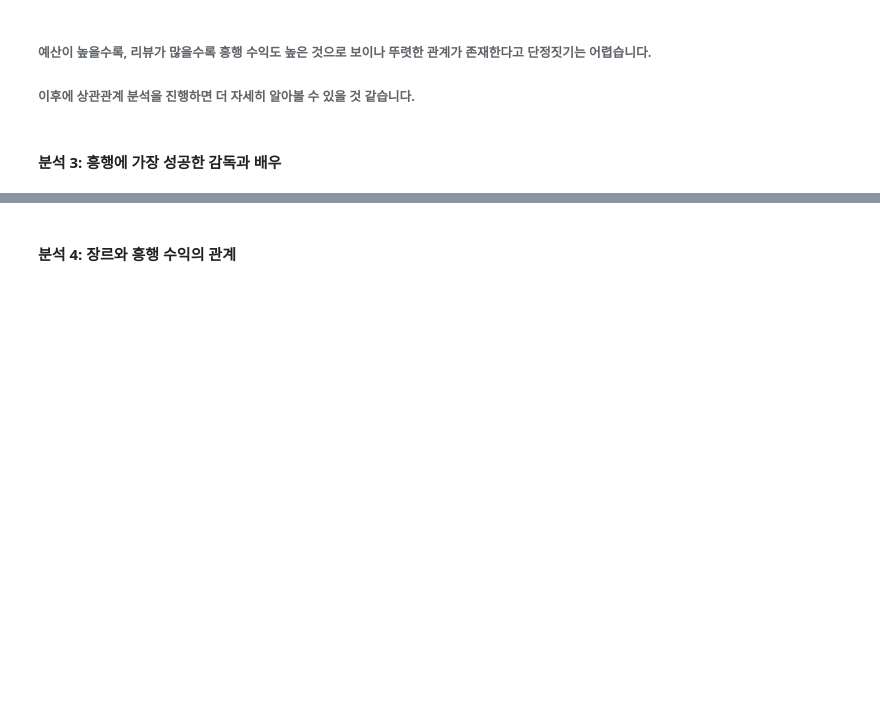
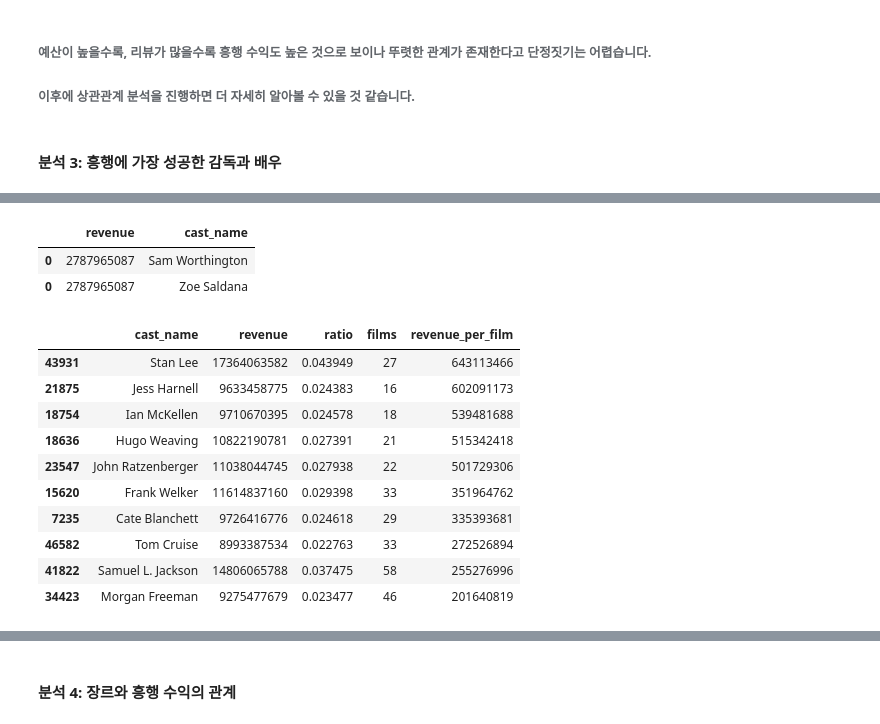
Before and after one commit to sngsuNoh/movie_success_factor, a Jupyter notebook: main.ipynb, the cells around one changed output, grey strips where cells are left out. Saved outputs shown, nothing was run; the diff lists cells and outputs as text; code cells hidden in the pictures; blank space fills up the shorter version.

```diff
--- a/main.ipynb
+++ b/main.ipynb
@@ -9,3 +7,7 @@ import pandas as pd
+# %%
+import pandas as pd
+pd.set_option('display.max_rows', 10)
+pd.set_option('display.max_columns', 10)
 # %%
 movies = pd.read_csv('tmdb_5000_movies.csv')
 movies.head(2)
@@ -367,0 +392,39 @@ fig.show()
+# %%
+# 같은 방식으로 최고 흥행 수익을 기록한 배우의 수익도 보겠습니다.
+# 현재 df의 cast_name 컬럼이이 배우들의 명단 형태로 저장되어 있으므로 explode를 통해 풀어줍니다.
+temp_cast = df[['revenue', 'cast_name']].explode('cast_name')
+temp_cast.head(2)
+# %% [output]
+|  | revenue | cast_name |
+| 0 | 2787965087 | Sam Worthington |
+| 0 | 2787965087 | Zoe Saldana |
+# %%
+top10_cast = temp_cast.groupby('cast_name')[['revenue']].sum().reset_index().sort_values('revenue', ascending=False).head(10)
+fig = px.bar(data_frame=top10_cast, x='cast_name', y='revenue', title='최고 흥행수익 배우')
+fig.show()
+# %%
+# 영화 한 편에는 감독이 한 명이지만, 여러 명의 배우가 출연합니다.
+# 따라서 전체 영화 흥행수익 대비 배우의 비중을 정량적 지표로 보기에는 무리가 있습니다.
+# 영화 산업에서 배우의 상대적인 영향력을 확인할 수는 있을 것 같습니다.
+top10_cast['ratio'] = top10_cast['revenue'] / df['revenue'].sum()
+# %%
+# 또한 많은 작품에 출연한 배우가 이 분석에서 유리하기 때문에 출연작 당 평균 수입도 살펴볼 수 있습니다.
+# 출연작 당 평균 수입이 높은 배우일수록 이른바 '흥행 보증 수표'에 해당합니다.
+from collections import Counter
+top10_cast['films'] = pd.Series()
+for cast in top10_cast['cast_name']:
+    top10_cast.loc[top10_cast['cast_name'] == cast, 'films'] = Counter(temp_cast['cast_name'])[cast]
+top10_cast['revenue_per_film'] = (top10_cast['revenue'] / top10_cast['films']).astype('int64')
+top10_cast.sort_values(by='revenue_per_film', ascending=False)
+# %% [output]
+|  | cast_name | revenue | ratio | films | revenue_per_film |
+| 43931 | Stan Lee | 17364063582 | 0.043949 | 27 | 643113466 |
+| 21875 | Jess Harnell | 9633458775 | 0.024383 | 16 | 602091173 |
+| 18754 | Ian McKellen | 9710670395 | 0.024578 | 18 | 539481688 |
+| 18636 | Hugo Weaving | 10822190781 | 0.027391 | 21 | 515342418 |
+| 23547 | John Ratzenberger | 11038044745 | 0.027938 | 22 | 501729306 |
+| 15620 | Frank Welker | 11614837160 | 0.029398 | 33 | 351964762 |
+| 7235 | Cate Blanchett | 9726416776 | 0.024618 | 29 | 335393681 |
+| 46582 | Tom Cruise | 8993387534 | 0.022763 | 33 | 272526894 |
+| 41822 | Samuel L. Jackson | 14806065788 | 0.037475 | 58 | 255276996 |
+| 34423 | Morgan Freeman | 9275477679 | 0.023477 | 46 | 201640819 |
```
Also changed, not shown: parts of 5 cells of this notebook.
